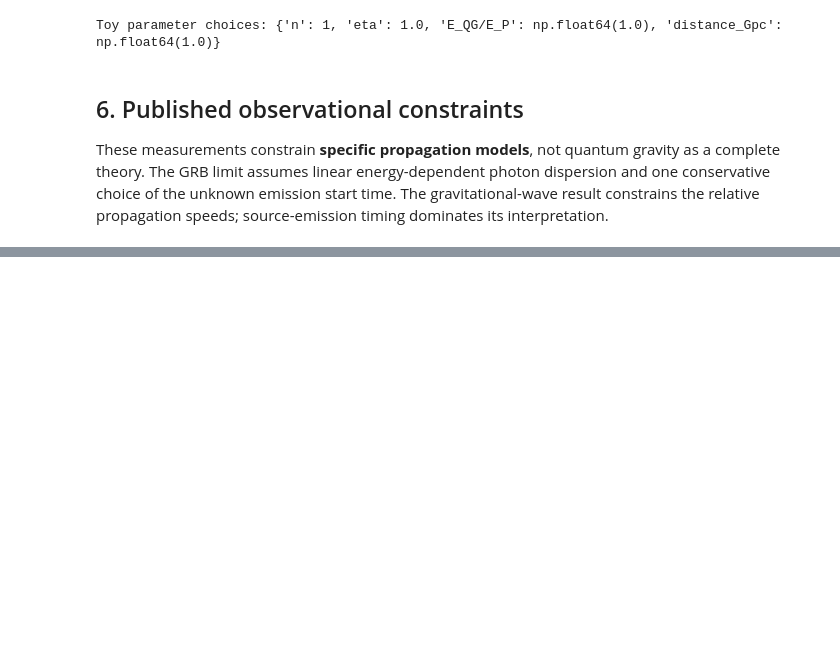
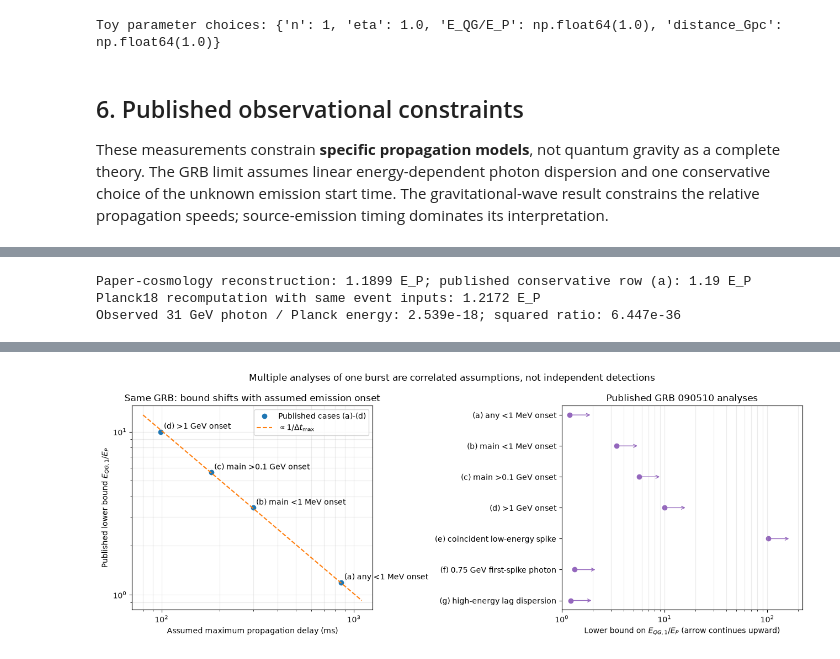
Before and after one commit to Dawe583/exotic-compact-objects, a Jupyter notebook: notebooks/24_quantum_gravity.ipynb, the cells around one changed output, grey strips where cells are left out. Drawn from its saved outputs; the diff is of its cells as text; code cells hidden in the pictures; blank space fills up the shorter version.

```diff
--- a/notebooks/24_quantum_gravity.ipynb
+++ b/notebooks/24_quantum_gravity.ipynb
@@ -174,0 +146,78 @@ No direct quantum-gravity observation is included. Gravitational-wave, black-hol
+# %%
+from scipy.integrate import quad
+from astropy.cosmology import Planck18
+
+z_grb = 0.900
+E_high_GeV, E_low_GeV = 28.0, 1e-4  # 28 GeV lower-energy bound; 0.1 MeV reference
+delta_t_max_s = 0.859
+H0_paper = 71 * u.km / u.s / u.Mpc
+Om_paper, OL_paper = 0.27, 0.73
+
+def j_paper(z):
+    return quad(lambda zp: (1 + zp) / np.sqrt(Om_paper * (1 + zp)**3 + OL_paper), 0, z)[0]
+
+J_grb = j_paper(z_grb)
+H0_paper_s = H0_paper.to_value(1 / u.s)
+eqg_bound_GeV = (E_high_GeV - E_low_GeV) * J_grb / (H0_paper_s * delta_t_max_s)
+eqg_bound_planck = eqg_bound_GeV / EP.to_value(u.GeV)
+
+# Independent numerical integration check by a fine-grid trapezoid rule.
+z_grid = np.linspace(0, z_grb, 20001)
+J_trapezoid = np.trapezoid((1 + z_grid) / np.sqrt(Om_paper * (1 + z_grid)**3 + OL_paper), z_grid)
+assert np.isclose(J_grb, J_trapezoid, rtol=1e-8)
+assert np.isclose(eqg_bound_planck, 1.19, rtol=0.01)
+
+# Recompute with the notebook's stated Planck18 cosmology; this is not the paper's exact setup.
+J_planck18_s = quad(
+    lambda zp: (1 + zp) / Planck18.H(zp).to_value(1 / u.s), 0, z_grb
+)[0]
+eqg_planck18_planck = (
+    (E_high_GeV - E_low_GeV) * J_planck18_s / delta_t_max_s
+) / EP.to_value(u.GeV)
+photon_ratio = (31 * u.GeV / EP).decompose().value
+print(f'Paper-cosmology reconstruction: {eqg_bound_planck:.4f} E_P; published conservative row (a): 1.19 E_P')
+print(f'Planck18 recomputation with same event inputs: {eqg_planck18_planck:.4f} E_P')
+print(f'Observed 31 GeV photon / Planck energy: {photon_ratio:.3e}; squared ratio: {photon_ratio**2:.3e}')
+
+# Table 2 alternatives: the same event/photon, under different emission-time assumptions or methods.
+grb_limits = pd.DataFrame([
+    {'case':'(a) any <1 MeV onset','lag_upper_ms':859,'bound_Eqg_over_EP':1.19,'method':'Most conservative onset'},
+    {'case':'(b) main <1 MeV onset','lag_upper_ms':299,'bound_Eqg_over_EP':3.42,'method':'Later emission onset'},
+    {'case':'(c) main >0.1 GeV onset','lag_upper_ms':181,'bound_Eqg_over_EP':5.63,'method':'Later emission onset'},
+    {'case':'(d) >1 GeV onset','lag_upper_ms':99,'bound_Eqg_over_EP':10.0,'method':'Later emission onset'},
+    {'case':'(e) coincident low-energy spike','lag_upper_ms':10,'bound_Eqg_over_EP':102.0,'method':'Least conservative source-time association'},
+    {'case':'(f) 0.75 GeV first-spike photon','lag_upper_ms':19,'bound_Eqg_over_EP':1.33,'method':'Opposite-sign delay analysis'},
+    {'case':'(g) high-energy lag dispersion','lag_upper_ms':np.nan,'bound_Eqg_over_EP':1.22,'method':'99% bound: 30 ms/GeV, not a single lag'},
+])
+display(grb_limits)
+
+# Rows (a)-(d) must approximately follow the inverse-lag scaling for a fixed photon and redshift.
+conservative_cases = grb_limits.iloc[:4]
+scaling_products = conservative_cases.lag_upper_ms * conservative_cases.bound_Eqg_over_EP
+assert np.allclose(scaling_products, scaling_products.mean(), rtol=0.04)
+fig, axes = plt.subplots(1, 2, figsize=(13, 5))
+axes[0].loglog(conservative_cases.lag_upper_ms, conservative_cases.bound_Eqg_over_EP, 'o', label='Published cases (a)-(d)')
+lag_curve = np.logspace(np.log10(80), np.log10(1100), 200)
+axes[0].loglog(lag_curve, scaling_products.mean() / lag_curve, '--', label=r'$\propto1/\Delta t_{\max}$')
+for row in conservative_cases.itertuples():
+    axes[0].annotate(row.case, (row.lag_upper_ms, row.bound_Eqg_over_EP), xytext=(4, 4), textcoords='offset points')
+axes[0].set(xlabel='Assumed maximum propagation delay (ms)', ylabel=r'Published lower bound $E_{QG,1}/E_P$',
+            title='Same GRB: bound shifts with assumed emission onset')
+axes[0].grid(True, which='both', alpha=.25); axes[0].legend()
+for y, row in enumerate(grb_limits.itertuples()):
+    value = row.bound_Eqg_over_EP
+    axes[1].scatter(value, y, color='tab:purple')
+    axes[1].annotate('', xy=(value * 1.65, y), xytext=(value * 1.02, y),
+                     arrowprops={'arrowstyle':'->','color':'tab:purple'})
+axes[1].set_xscale('log')
+axes[1].set_yticks(range(len(grb_limits)), grb_limits.case)
+axes[1].invert_yaxis()
+axes[1].set(xlim=(1, 220), xlabel=r'Lower bound on $E_{QG,1}/E_P$ (arrow continues upward)',
+            title='Published GRB 090510 analyses')
+axes[1].grid(True, axis='x', which='both', alpha=.25)
+fig.suptitle('Multiple analyses of one burst are correlated assumptions, not independent detections')
+fig.tight_layout(); plt.show()
+# %% [output]
+Paper-cosmology reconstruction: 1.1899 E_P; published conservative row (a): 1.19 E_P
+Planck18 recomputation with same event inputs: 1.2172 E_P
+Observed 31 GeV photon / Planck energy: 2.539e-18; squared ratio: 6.447e-36
@@ -174,0 +232 @@ No direct quantum-gravity observation is included. Gravitational-wave, black-hol
+[figure, added]
```
Also changed, not shown: parts of 7 cells of this notebook, 40 other files.
